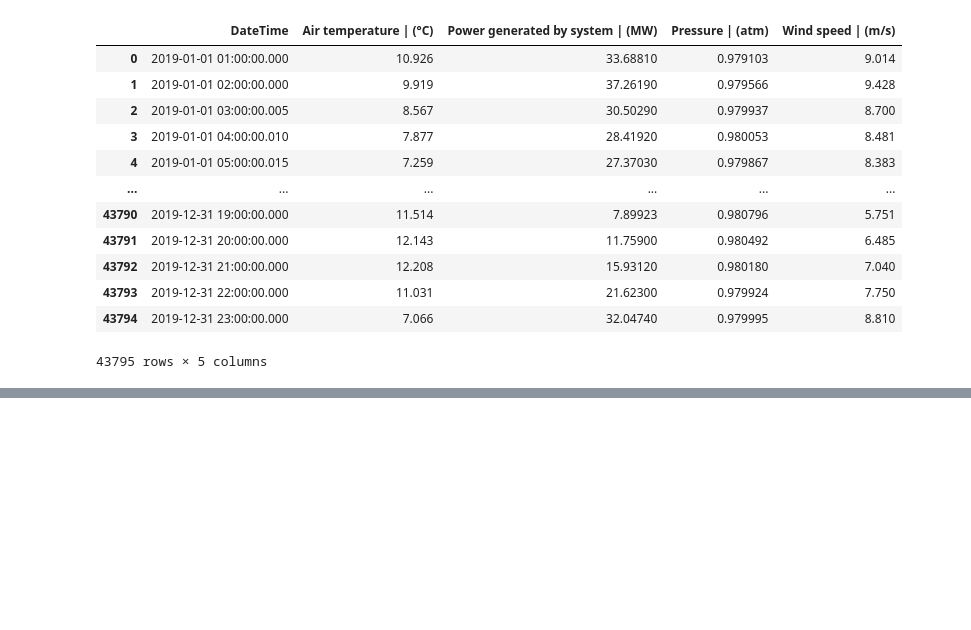
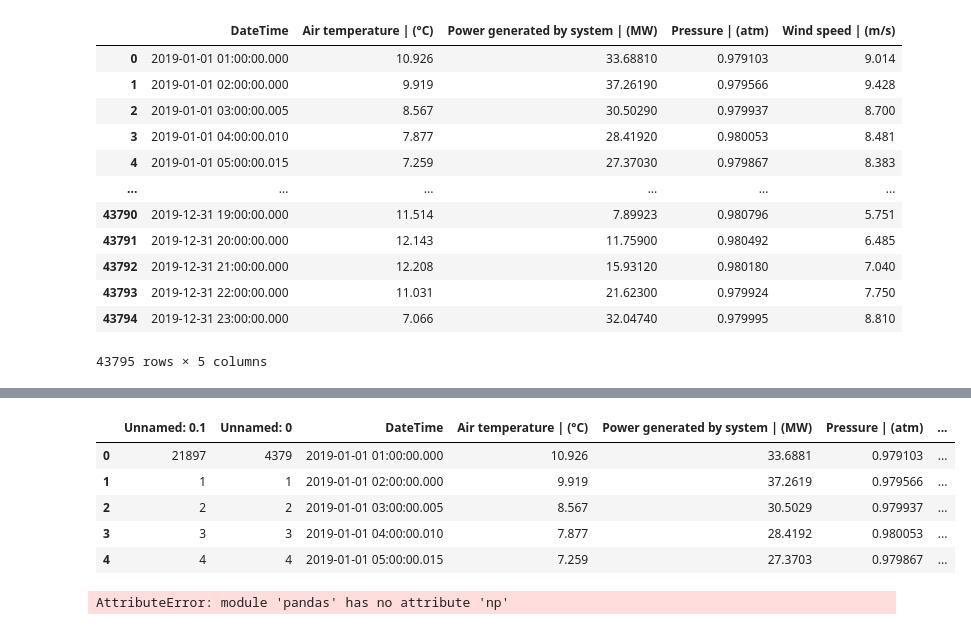
Before and after one commit to rishikesh-revandikar/Team6_sustainability_and_environment, a Jupyter notebook: HACK.ipynb, the cells around one changed output, grey strips where cells are left out. Drawn from its saved outputs; the diff is of its cells as text; code cells hidden in the pictures; blank space fills up the shorter version.

```diff
--- a/HACK.ipynb
+++ b/HACK.ipynb
@@ -278,3 +294,35 @@ files.download('merged_df_all.csv')
 # %% [output]
 [interactive output not drawn]
 [interactive output not drawn]
+# %%
+merged_df_all.head()
+# %% [output]
+|  | Unnamed: 0.1 | Unnamed: 0 | DateTime | Air temperature | (°C) | Power generated by system | (MW) | Pressure | (atm) | ... |
+| 0 | 21897 | 4379 | 2019-01-01 01:00:00.000 | 10.926 | 33.6881 | 0.979103 | ... |
+| 1 | 1 | 1 | 2019-01-01 02:00:00.000 | 9.919 | 37.2619 | 0.979566 | ... |
+| 2 | 2 | 2 | 2019-01-01 03:00:00.005 | 8.567 | 30.5029 | 0.979937 | ... |
+| 3 | 3 | 3 | 2019-01-01 04:00:00.010 | 7.877 | 28.4192 | 0.980053 | ... |
+| 4 | 4 | 4 | 2019-01-01 05:00:00.015 | 7.259 | 27.3703 | 0.979867 | ... |
+# %%
+# prompt: Clean the merged_df_all and replace all the 0 values with average valuse
+import pandas as pd
+import numpy as np
+# Load the merged data into a DataFrame
+df = pd.read_csv('merged_df_all.csv')
+
+# Replace all 0 values with NaN
+df.replace(0, pd.np.nan, inplace=True)
+# Calculate the average value for each column
+col_means = df.mean(axis=0)
+
+# Replace all NaN values with the corresponding column average
+df.fillna(col_means, inplace=True)
+
+df
+# Save the cleaned DataFrame to a new CSV file
+# df.to_csv('cleaned_merged_df_all.csv')
+
+# Download the cleaned CSV file
+# files.download('cleaned_merged_df_all.csv')
+# %% [output]
+AttributeError: module 'pandas' has no attribute 'np'
```
Also changed, not shown: parts of 19 cells of this notebook.
